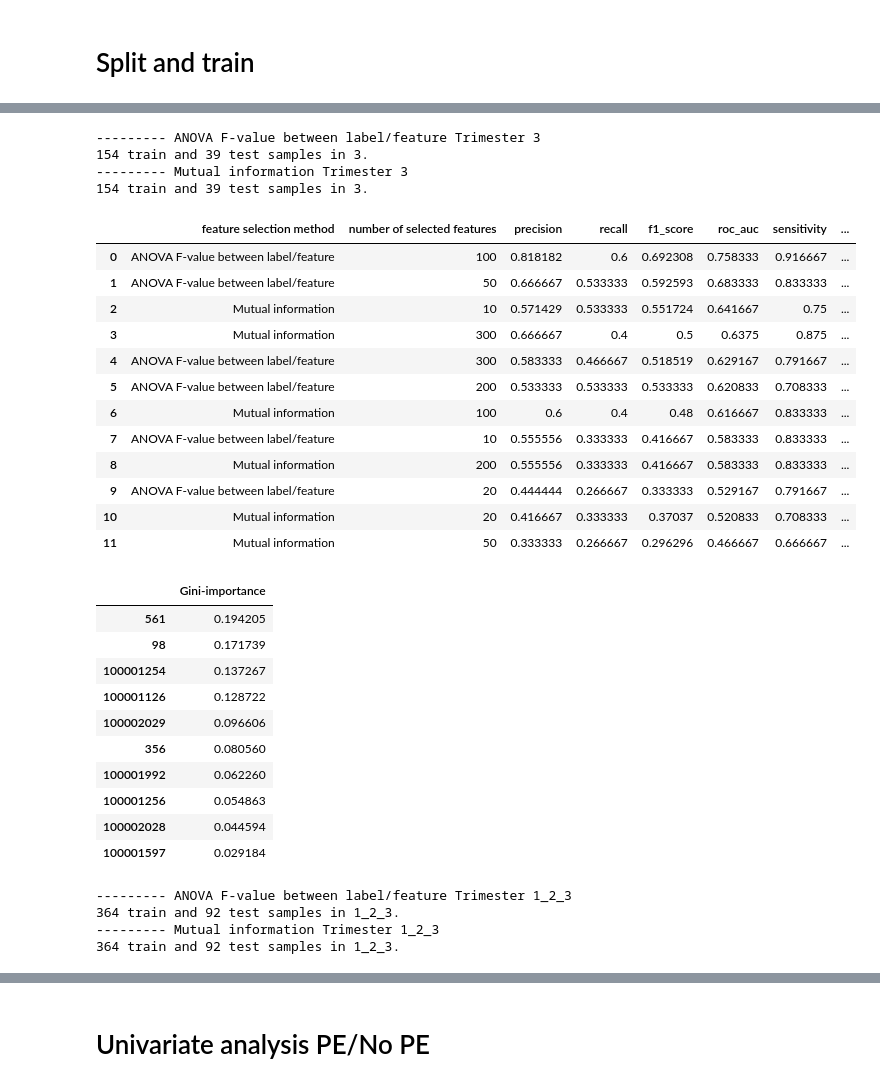
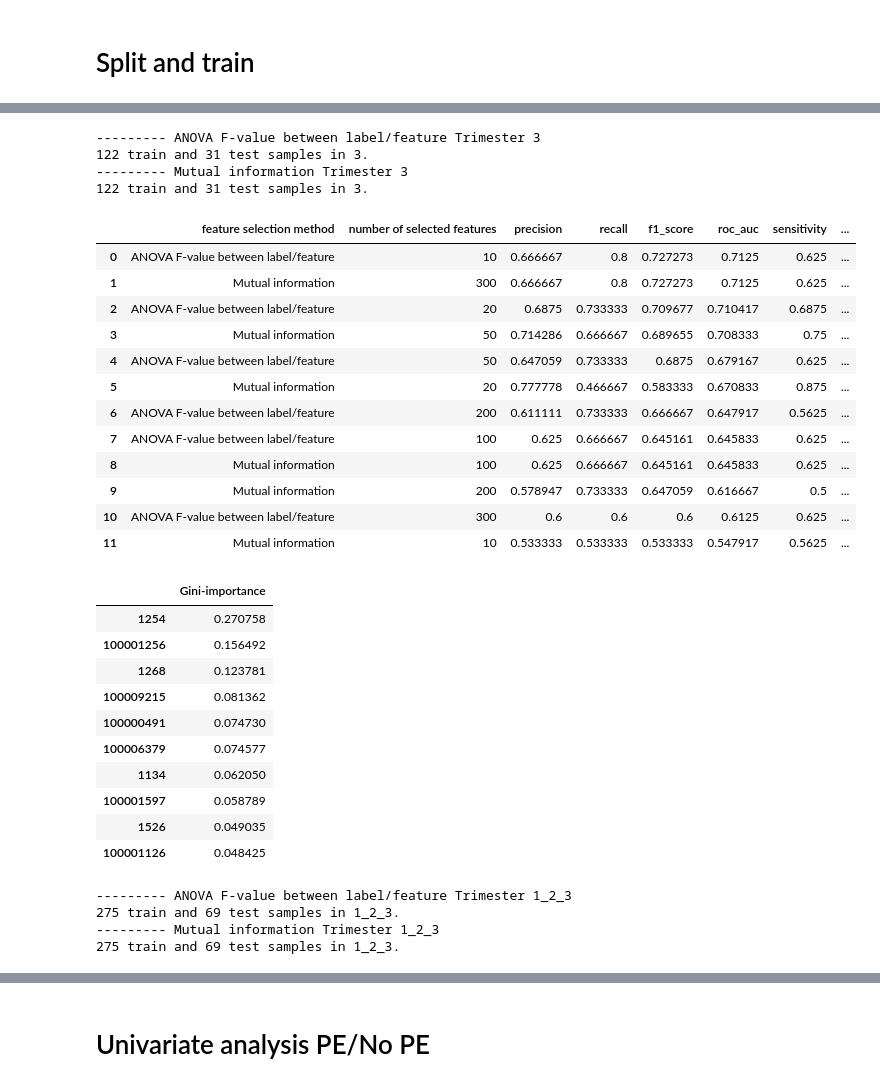
Before and after one commit to vladimirkovacevic/CUHK-Metabolomics-analysis, a Jupyter notebook: notebooks/ai.ipynb, the cells around one changed output, grey strips where cells are left out. Saved outputs shown, nothing was run; the diff lists cells and outputs as text; code cells hidden in the pictures.

```diff
--- a/notebooks/ai.ipynb
+++ b/notebooks/ai.ipynb
@@ -46,5 +54,7 @@ met_raw_df
 # %%
 clin_df = pd.read_csv('../data/sampleAttr.csv', index_col=0)
+# Exclude ASPRE LR
+clin_df = clin_df[clin_df['STUDY'] != 'ASPRE_LR']
 clin_df
 # %% [output]
 |  | age | pe | race | consss_batch | ASA_tri_chr | weight | BErm | sle | ga.w | height | ... |
@@ -64,2 +74,5 @@ clin_df
 # %% [markdown]
 # Merge and preprocess data
+# %%
+met_raw_df = met_raw_df.loc[:, clin_df.index]  # Take only columns that exist in clinical data
+met_raw_df
@@ -131,5 +159,5 @@ plt.show()
 # %%
-outliers = set(clin_df.iloc[umap_result_corrected[:, 1] > 13, :].index)  # Check UMAP then set threshold
+outliers = set()  #set(clin_df.iloc[umap_result_corrected[:, 0] < 8.5, :].index)  # Check UMAP then set threshold
 met_df_corr_filt = met_df_corrected[~met_df_corrected.index.isin(outliers)].copy()
 met_df_corr_filt.loc[:, 'pe'] = clin_df['pe']
 clin_filt_df = clin_df[~clin_df.index.isin(outliers)]
@@ -155,12 +183,12 @@ met_df_corr_filt
 # %%
 # Read again metabolite names now with Chemical name
-# met_names_df = pd.read_excel('../data/BAYL-04-22MD+ Data Tables Updated.xlsx', sheet_name='Chemical Annotation')
-# met_names_df = met_names_df.loc[:, ['CHEMICAL_NAME', 'CHEM_ID']]
-# met_names_dict = {x[0]: x[1] for x in met_names_df.values}
-# met_names_dict['pe'] = 'pe'
-# met_names_df.set_index('CHEMICAL_NAME', inplace=True)
-# met_names_df.head()
+met_names_df = pd.read_excel('../data/BAYL-04-22MD+ Data Tables Updated.xlsx', sheet_name='Chemical Annotation')
+met_names_df = met_names_df.loc[:, ['CHEMICAL_NAME', 'CHEM_ID']]
+met_names_dict = {x[0]: x[1] for x in met_names_df.values}
+met_names_dict['pe'] = 'pe'
+met_names_df.set_index('CHEMICAL_NAME', inplace=True)
+met_names_df.head()
 
 
-# met_df_corr_filt.columns = [met_names_dict[x] for x in met_df_corr_filt.columns]
-# met_df_corr_filt
+met_df_corr_filt.columns = [met_names_dict[x] for x in met_df_corr_filt.columns]
+met_df_corr_filt
@@ -270,8 +312,8 @@ for trimester in [{1}, {2}, {3}, {1, 2, 3}]:  #,
 
     out_df = out_df.sort_values(by='roc_auc', ascending=False)
     out_df.reset_index(drop=True, inplace=True)
-    out_df.to_csv(f'prediction_scores_trimester_{trimester}_all_samples.csv', index=False)
-    gini_importances[out_df.index[0]].to_csv('gini_importances_{}_all_samples.csv'.format(trimester_str))
+    out_df.to_csv(f'prediction_scores_trimester_{trimester}_no_LR_samples.csv', index=False)
+    gini_importances[out_df.index[0]].to_csv('gini_importances_{}_no_LR_samples.csv'.format(trimester_str))
     display(out_df)
     display(gini_importances[out_df.index[0]][:10])
 # %% [output]
@@ -334,33 +376,33 @@ for trimester in [{1}, {2}, {3}, {1, 2, 3}]:  #,
 --------- ANOVA F-value between label/feature Trimester 3
-154 train and 39 test samples in 3.
+122 train and 31 test samples in 3.
 --------- Mutual information Trimester 3
-154 train and 39 test samples in 3.
+122 train and 31 test samples in 3.
 |  | feature selection method | number of selected features | precision | recall | f1_score | roc_auc | sensitivity | ... |
-| 0 | ANOVA F-value between label/feature | 100 | 0.818182 | 0.6 | 0.692308 | 0.758333 | 0.916667 | ... |
-| 1 | ANOVA F-value between label/feature | 50 | 0.666667 | 0.533333 | 0.592593 | 0.683333 | 0.833333 | ... |
-| 2 | Mutual information | 10 | 0.571429 | 0.533333 | 0.551724 | 0.641667 | 0.75 | ... |
-| 3 | Mutual information | 300 | 0.666667 | 0.4 | 0.5 | 0.6375 | 0.875 | ... |
-| 4 | ANOVA F-value between label/feature | 300 | 0.583333 | 0.466667 | 0.518519 | 0.629167 | 0.791667 | ... |
-| 5 | ANOVA F-value between label/feature | 200 | 0.533333 | 0.533333 | 0.533333 | 0.620833 | 0.708333 | ... |
-| 6 | Mutual information | 100 | 0.6 | 0.4 | 0.48 | 0.616667 | 0.833333 | ... |
-| 7 | ANOVA F-value between label/feature | 10 | 0.555556 | 0.333333 | 0.416667 | 0.583333 | 0.833333 | ... |
-| 8 | Mutual information | 200 | 0.555556 | 0.333333 | 0.416667 | 0.583333 | 0.833333 | ... |
-| 9 | ANOVA F-value between label/feature | 20 | 0.444444 | 0.266667 | 0.333333 | 0.529167 | 0.791667 | ... |
-| 10 | Mutual information | 20 | 0.416667 | 0.333333 | 0.37037 | 0.520833 | 0.708333 | ... |
-| 11 | Mutual information | 50 | 0.333333 | 0.266667 | 0.296296 | 0.466667 | 0.666667 | ... |
+| 0 | ANOVA F-value between label/feature | 10 | 0.666667 | 0.8 | 0.727273 | 0.7125 | 0.625 | ... |
+| 1 | Mutual information | 300 | 0.666667 | 0.8 | 0.727273 | 0.7125 | 0.625 | ... |
+| 2 | ANOVA F-value between label/feature | 20 | 0.6875 | 0.733333 | 0.709677 | 0.710417 | 0.6875 | ... |
+| 3 | Mutual information | 50 | 0.714286 | 0.666667 | 0.689655 | 0.708333 | 0.75 | ... |
+| 4 | ANOVA F-value between label/feature | 50 | 0.647059 | 0.733333 | 0.6875 | 0.679167 | 0.625 | ... |
+| 5 | Mutual information | 20 | 0.777778 | 0.466667 | 0.583333 | 0.670833 | 0.875 | ... |
+| 6 | ANOVA F-value between label/feature | 200 | 0.611111 | 0.733333 | 0.666667 | 0.647917 | 0.5625 | ... |
+| 7 | ANOVA F-value between label/feature | 100 | 0.625 | 0.666667 | 0.645161 | 0.645833 | 0.625 | ... |
+| 8 | Mutual information | 100 | 0.625 | 0.666667 | 0.645161 | 0.645833 | 0.625 | ... |
+| 9 | Mutual information | 200 | 0.578947 | 0.733333 | 0.647059 | 0.616667 | 0.5 | ... |
+| 10 | ANOVA F-value between label/feature | 300 | 0.6 | 0.6 | 0.6 | 0.6125 | 0.625 | ... |
+| 11 | Mutual information | 10 | 0.533333 | 0.533333 | 0.533333 | 0.547917 | 0.5625 | ... |
 |  | Gini-importance |
-| 561 | 0.194205 |
-| 98 | 0.171739 |
-| 100001254 | 0.137267 |
-| 100001126 | 0.128722 |
-| 100002029 | 0.096606 |
-| 356 | 0.080560 |
-| 100001992 | 0.062260 |
-| 100001256 | 0.054863 |
-| 100002028 | 0.044594 |
-| 100001597 | 0.029184 |
+| 1254 | 0.270758 |
+| 100001256 | 0.156492 |
+| 1268 | 0.123781 |
+| 100009215 | 0.081362 |
+| 100000491 | 0.074730 |
+| 100006379 | 0.074577 |
+| 1134 | 0.062050 |
+| 100001597 | 0.058789 |
+| 1526 | 0.049035 |
+| 100001126 | 0.048425 |
 --------- ANOVA F-value between label/feature Trimester 1_2_3
-364 train and 92 test samples in 1_2_3.
+275 train and 69 test samples in 1_2_3.
 --------- Mutual information Trimester 1_2_3
-364 train and 92 test samples in 1_2_3.
+275 train and 69 test samples in 1_2_3.
 |  | feature selection method | number of selected features | precision | recall | f1_score | roc_auc | sensitivity | ... |
```
Also changed, not shown: parts of 20 cells of this notebook.
